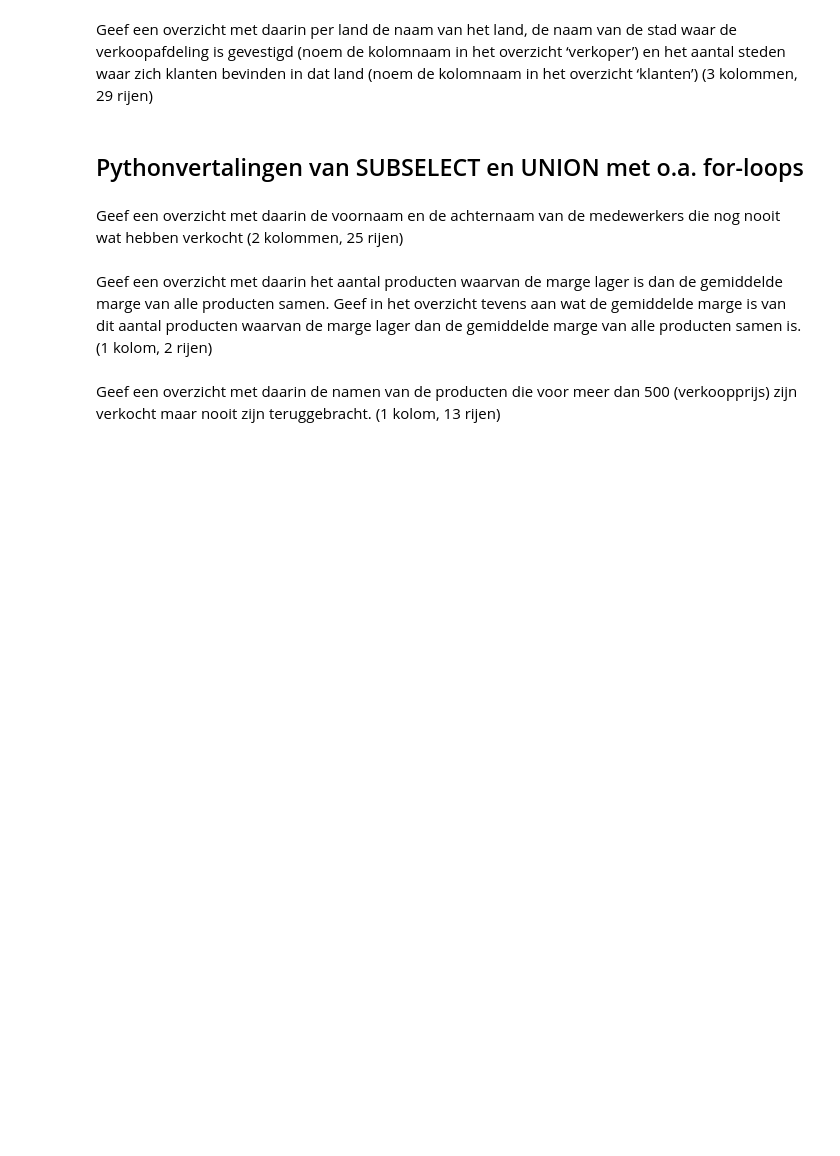
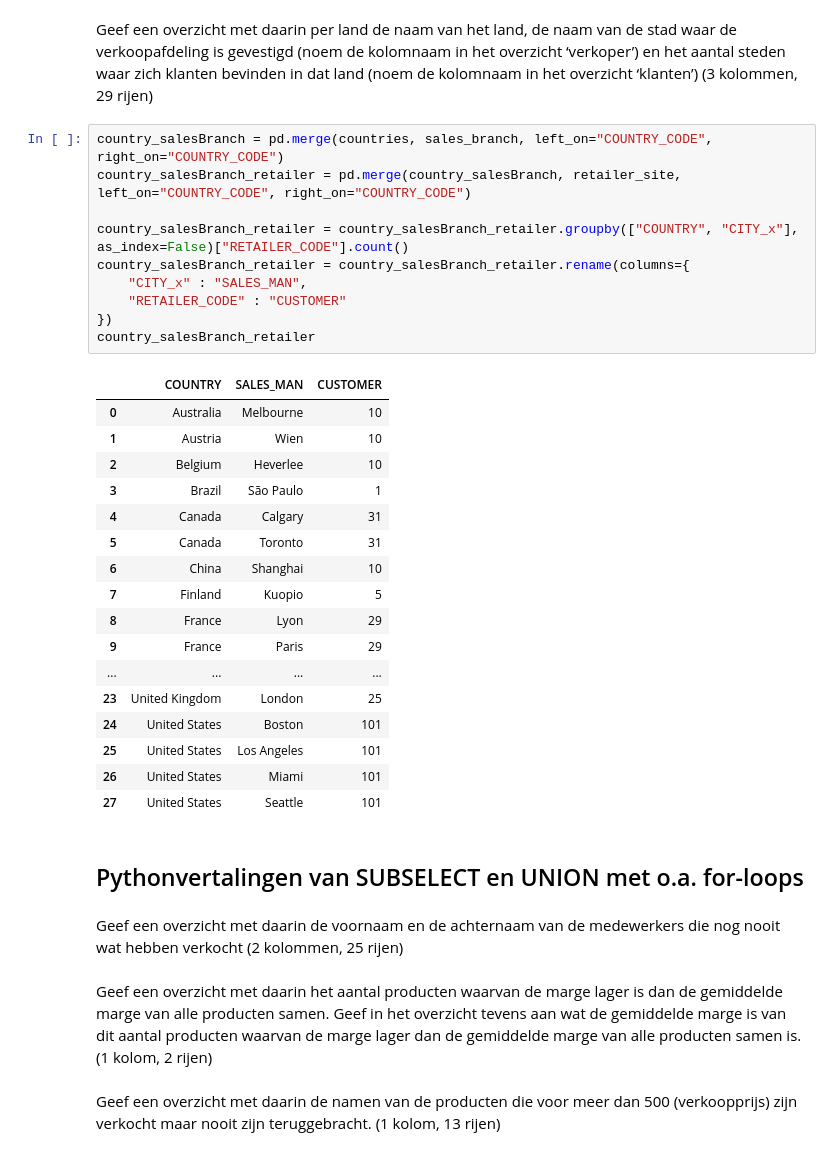
Before and after one commit to Jarnovis/DEDS_Portfolio, a Jupyter notebook: src/deds_portfolio/DEDS_WC_1.2_en_1.3_Opdrachten.ipynb, the cells around one changed output. Cells and saved outputs as stored; diff of their text form; blank space fills up the shorter version.

```diff
--- a/src/deds_portfolio/DEDS_WC_1.2_en_1.3_Opdrachten.ipynb
+++ b/src/deds_portfolio/DEDS_WC_1.2_en_1.3_Opdrachten.ipynb
@@ -362,5 +478,33 @@ Geef een overzicht met daarin van de producten behorend tot het producttype ‘C
 # %% [markdown]
 Geef een overzicht met daarin per land de naam van het land, de naam van de stad waar de verkoopafdeling is gevestigd (noem de kolomnaam in het overzicht ‘verkoper’) en het aantal steden waar zich klanten bevinden in dat land (noem de kolomnaam in het overzicht ‘klanten’) (3 kolommen, 29 rijen)
+# %%
+country_salesBranch = pd.merge(countries, sales_branch, left_on="COUNTRY_CODE", right_on="COUNTRY_CODE")
+country_salesBranch_retailer = pd.merge(country_salesBranch, retailer_site, left_on="COUNTRY_CODE", right_on="COUNTRY_CODE")
+
+country_salesBranch_retailer = country_salesBranch_retailer.groupby(["COUNTRY", "CITY_x"], as_index=False)["RETAILER_CODE"].count()
+country_salesBranch_retailer = country_salesBranch_retailer.rename(columns={
+    "CITY_x" : "SALES_MAN",
+    "RETAILER_CODE" : "CUSTOMER"
+})
+country_salesBranch_retailer
+# %% [output]
+|  | COUNTRY | SALES_MAN | CUSTOMER |
+| 0 | Australia | Melbourne | 10 |
+| 1 | Austria | Wien | 10 |
+| 2 | Belgium | Heverlee | 10 |
+| 3 | Brazil | São Paulo | 1 |
+| 4 | Canada | Calgary | 31 |
+| 5 | Canada | Toronto | 31 |
+| 6 | China | Shanghai | 10 |
+| 7 | Finland | Kuopio | 5 |
+| 8 | France | Lyon | 29 |
+| 9 | France | Paris | 29 |
+| ... | ... | ... | ... |
+| 23 | United Kingdom | London | 25 |
+| 24 | United States | Boston | 101 |
+| 25 | United States | Los Angeles | 101 |
+| 26 | United States | Miami | 101 |
+| 27 | United States | Seattle | 101 |
 # %% [markdown]
 ## Pythonvertalingen van SUBSELECT en UNION met o.a. for-loops
 # %% [markdown]
```
Also changed, not shown: parts of 6 cells of this notebook, 1 other file.
